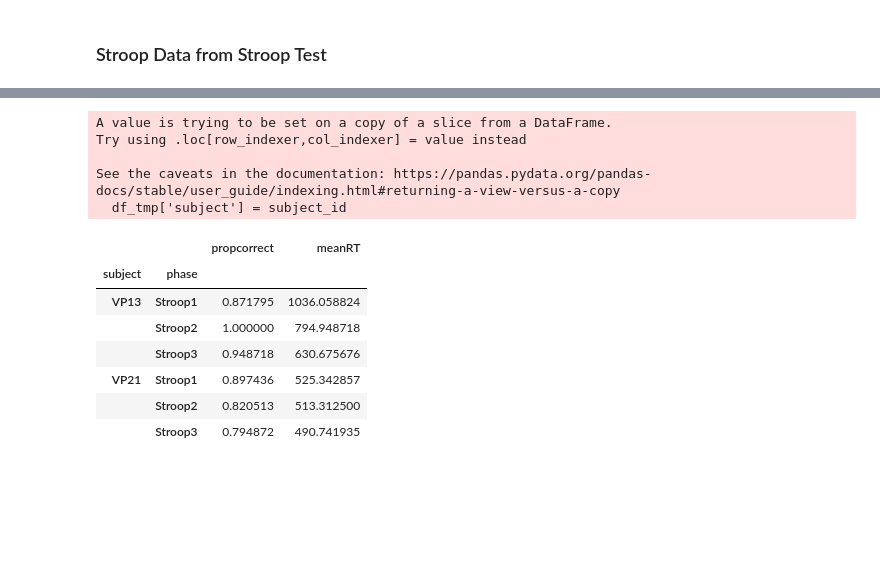
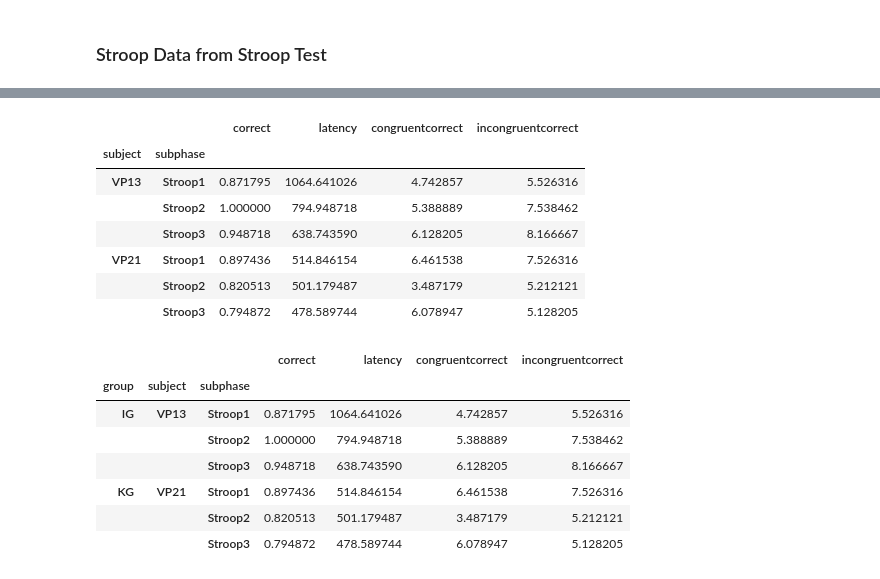
Before and after one commit to mad-lab-fau/BioPsyKit, a Jupyter notebook: examples/STROOP_Example.ipynb, the cells around one changed output, grey strips where cells are left out. Drawn from its saved outputs; the diff is of its cells as text; code cells hidden in the pictures; blank space fills up the shorter version.

```diff
--- a/examples/STROOP_Example.ipynb
+++ b/examples/STROOP_Example.ipynb
@@ -95,4 +98,4 @@ ax = stroop.hr_mean_plot(data=mean_se_groups, ax=ax)
 # %%
 #load stroop data from folder into a dictionary
 folder = 'D:/Victoria/09- Studium/Master/DiPsyLab/social evaluated Stroop-Test - inkongruent/data/test/'
-dict_stroop = stroop.load_stroop_test_data(folder=folder)
+dict_stroop = bp.io.load_stroop_test_data(folder_path=folder, cols=['correct','latency','congruentcorrect','incongruentcorrect'])
@@ -99,24 +124,32 @@ dict_stroop = stroop.load_stroop_test_data(folder=folder)
 # %%
 #example of condition dict
 condition_dict = {'IG': ['VP13'], 'KG': ['VP21']}
+# %%
+#get mean response time and proportional correct answers of each participant
+df_stroop = stroop.stroop_dict_to_dataframe(dict_stroop=dict_stroop)
+df_stroop
+# %% [output]
+|  |  | correct | latency | congruentcorrect | incongruentcorrect |
+| subject | subphase |  |  |  |  |
+| VP13 | Stroop1 | 0.871795 | 1064.641026 | 4.742857 | 5.526316 |
+|  | Stroop2 | 1.000000 | 794.948718 | 5.388889 | 7.538462 |
+|  | Stroop3 | 0.948718 | 638.743590 | 6.128205 | 8.166667 |
+| VP21 | Stroop1 | 0.897436 | 514.846154 | 6.461538 | 7.526316 |
+|  | Stroop2 | 0.820513 | 501.179487 | 3.487179 | 5.212121 |
+|  | Stroop3 | 0.794872 | 478.589744 | 6.078947 | 5.128205 |
 # %%
 #split dict stroop into groups
 dict_stroop_groups = stroop.split_groups_stroop(dict_stroop, condition_dict)
 # %%
-#get mean response time and proportional correct answers of each participant
-df_stroop = stroop.get_stroop_dataframe(dict_stroop=dict_stroop)
-df_stroop
+#get mean response time and proportional correct answers of each participant per condition
+df_stroop_groups = stroop.stroop_dict_to_dataframe(dict_stroop=dict_stroop_groups, is_group_dict=True)
+df_stroop_groups
 # %% [output]
-A value is trying to be set on a copy of a slice from a DataFrame.
-Try using .loc[row_indexer,col_indexer] = value instead
-
-See the caveats in the documentation: https://pandas.pydata.org/pandas-docs/stable/user_guide/indexing.html#returning-a-view-versus-a-copy
-  df_tmp['subject'] = subject_id
-|  |  | propcorrect | meanRT |
-| subject | phase |  |  |
-| VP13 | Stroop1 | 0.871795 | 1036.058824 |
-|  | Stroop2 | 1.000000 | 794.948718 |
-|  | Stroop3 | 0.948718 | 630.675676 |
-| VP21 | Stroop1 | 0.897436 | 525.342857 |
-|  | Stroop2 | 0.820513 | 513.312500 |
-|  | Stroop3 | 0.794872 | 490.741935 |
+|  |  |  | correct | latency | congruentcorrect | incongruentcorrect |
+| group | subject | subphase |  |  |  |  |
+| IG | VP13 | Stroop1 | 0.871795 | 1064.641026 | 4.742857 | 5.526316 |
+|  |  | Stroop2 | 1.000000 | 794.948718 | 5.388889 | 7.538462 |
+|  |  | Stroop3 | 0.948718 | 638.743590 | 6.128205 | 8.166667 |
+| KG | VP21 | Stroop1 | 0.897436 | 514.846154 | 6.461538 | 7.526316 |
+|  |  | Stroop2 | 0.820513 | 501.179487 | 3.487179 | 5.212121 |
+|  |  | Stroop3 | 0.794872 | 478.589744 | 6.078947 | 5.128205 |
```
Also changed, not shown: parts of 9 cells of this notebook, 1 other file.
